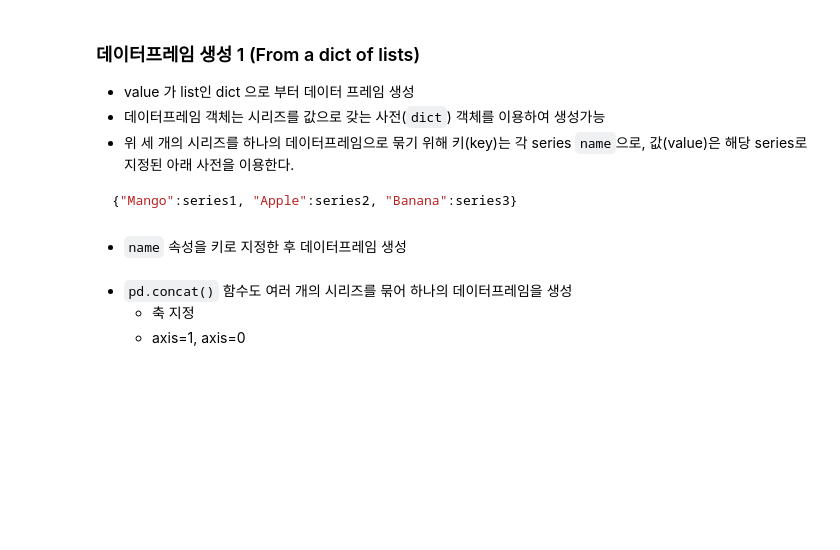
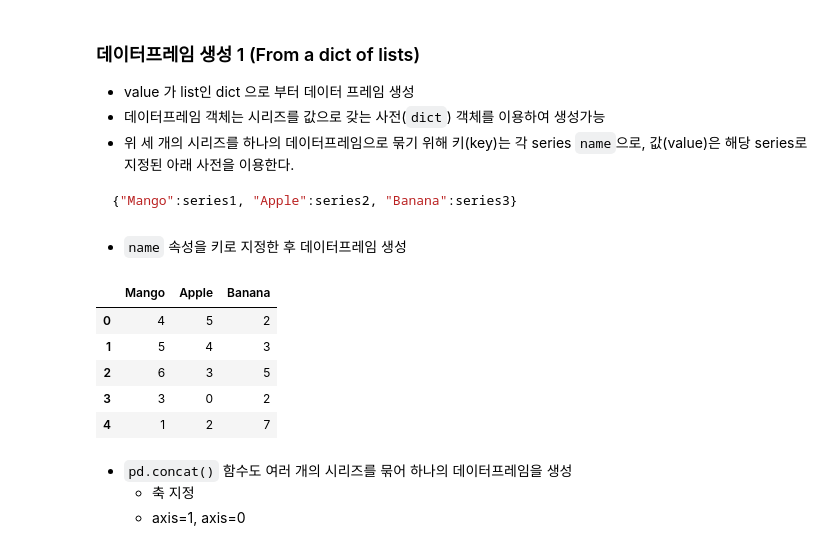
Before and after one commit to hartkim/python_practice, a Jupyter notebook: tuto/3_pandas_basics_1(student).ipynb, the cells around one changed output. Drawn from its saved outputs; the diff is of its cells as text; code cells hidden in the pictures; blank space fills up the shorter version.

````diff
--- a/tuto/3_pandas_basics_1(student).ipynb
+++ b/tuto/3_pandas_basics_1(student).ipynb
@@ -139,3 +323,14 @@ __데이데프레임__(DataFrame)
+# %%
+# mango
+series_1 = pd.Series([4,5,6,3,1], name="mango")
+# ser_m = pd.Series(series_1)
+# ser_m.name="mango"
+# %%
+# apple
+series_2 = pd.Series([5,4,3,0,2], name="apple")
+# %%
+# banana
+series_3 = pd.Series([2,3,5,2,7], name="banana")
 # %% [markdown]
 <img src="https://s3.us-west-2.amazonaws.com/secure.notion-static.com/22162fb4-f914-489b-99ee-d6fbc441ba65/Untitled.png?X-Amz-Algorithm=AWS4-HMAC-SHA256&X-Amz-Content-Sha256=UNSIGNED-PAYLOAD&X-Amz-Credential=AKIAT73L2G45EIPT3X45%2F20220717%2Fus-west-2%2Fs3%2Faws4_request&X-Amz-Date=20220717T133438Z&X-Amz-Expires=86400&X-Amz-Signature=4b08f8f2a17df6f87945256d9f02766e238fbdd5402e6b50aeadb11c44c99584&X-Amz-SignedHeaders=host&response-content-disposition=filename%20%3D%22Untitled.png%22&x-id=GetObject">
 # %% [markdown]
@@ -150,6 +345,15 @@ __데이데프레임__(DataFrame)
 ```
 # %% [markdown]
 - `name` 속성을 키로 지정한 후 데이터프레임 생성
+# %%
+pd.DataFrame({"Mango":series_1, "Apple":series_2, "Banana":series_3})
+# %% [output]
+|  | Mango | Apple | Banana |
+| 0 | 4 | 5 | 2 |
+| 1 | 5 | 4 | 3 |
+| 2 | 6 | 3 | 5 |
+| 3 | 3 | 0 | 2 |
+| 4 | 1 | 2 | 7 |
 # %% [markdown]
 - `pd.concat()` 함수도 여러 개의 시리즈를 묶어 하나의 데이터프레임을 생성
     - 축 지정
````
Also changed, not shown: parts of 49 cells of this notebook, 5 other files.
